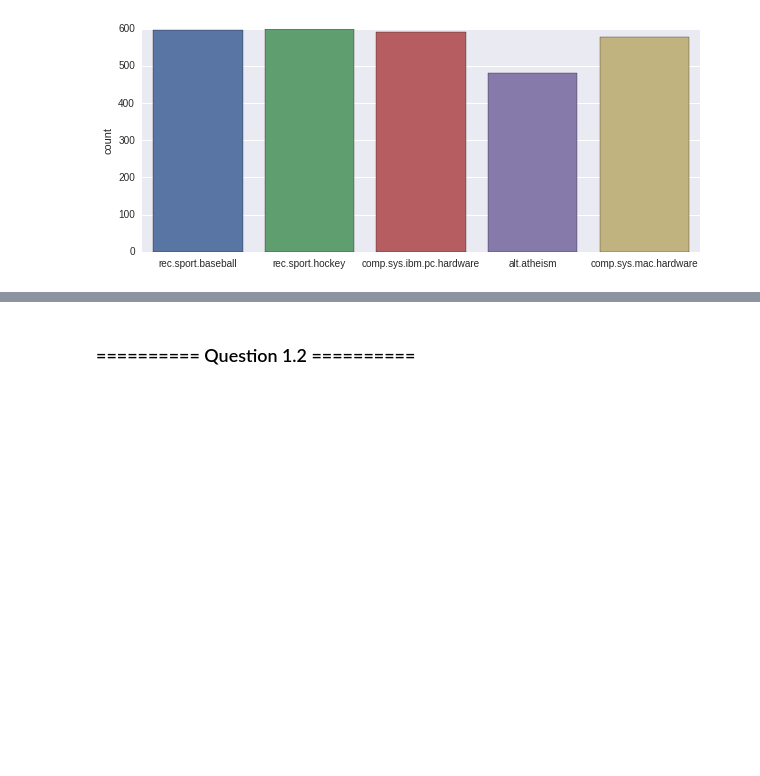
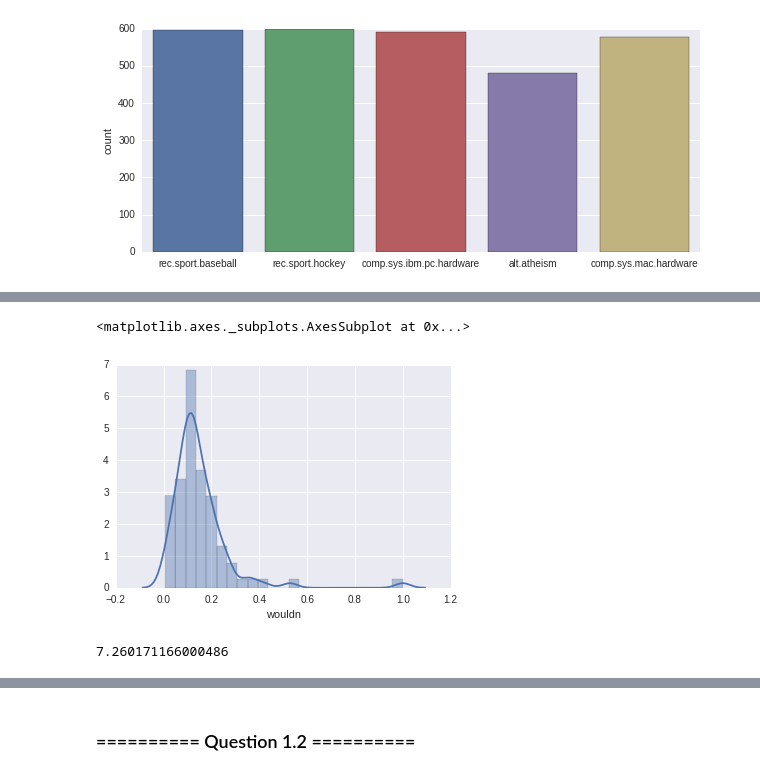
Before and after one commit to ngbcos/iaml-1, a Jupyter notebook: 09_Assignment_4_pligor.ipynb, the cells around one changed output, grey strips where cells are left out. Saved outputs shown, nothing was run; the diff lists cells and outputs as text; code cells hidden in the pictures; blank space fills up the shorter version.

```diff
--- a/09_Assignment_4_pligor.ipynb
+++ b/09_Assignment_4_pligor.ipynb
@@ -169,0 +204,11 @@ Here we see that we have 1000 words for each column
+# %%
+#all values of first column where the maximum value is 1 and whose values are not zero
+values = X[columnNames[-1]][X[columnNames[-1]] != 0]
+sns.distplot(values)
+# %% [output]
+<matplotlib.axes._subplots.AxesSubplot at 0x...>
+[figure, added]
+# %%
+math.log(len(X)/2)
+# %% [output]
+7.260171166000486
```
Also changed, not shown: parts of 99 cells of this notebook.
